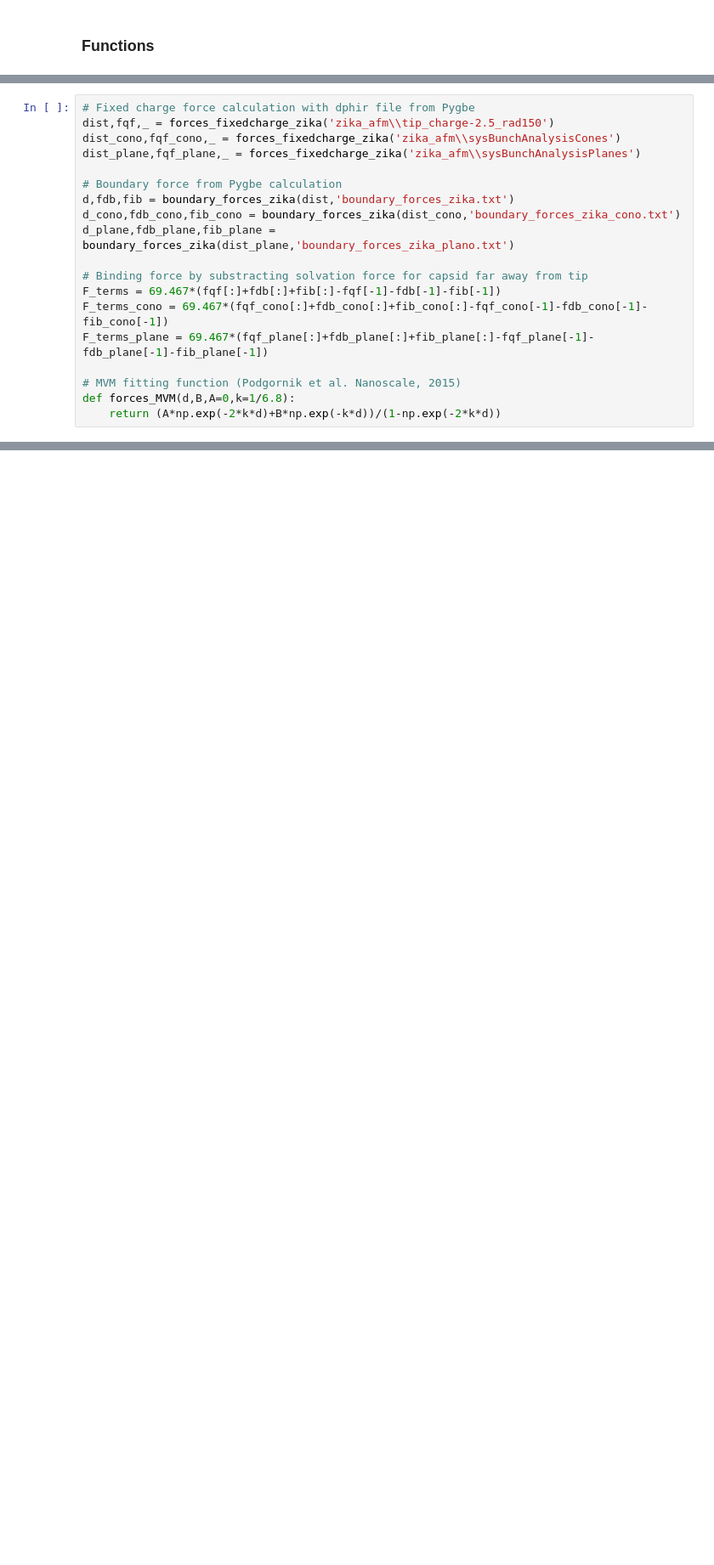
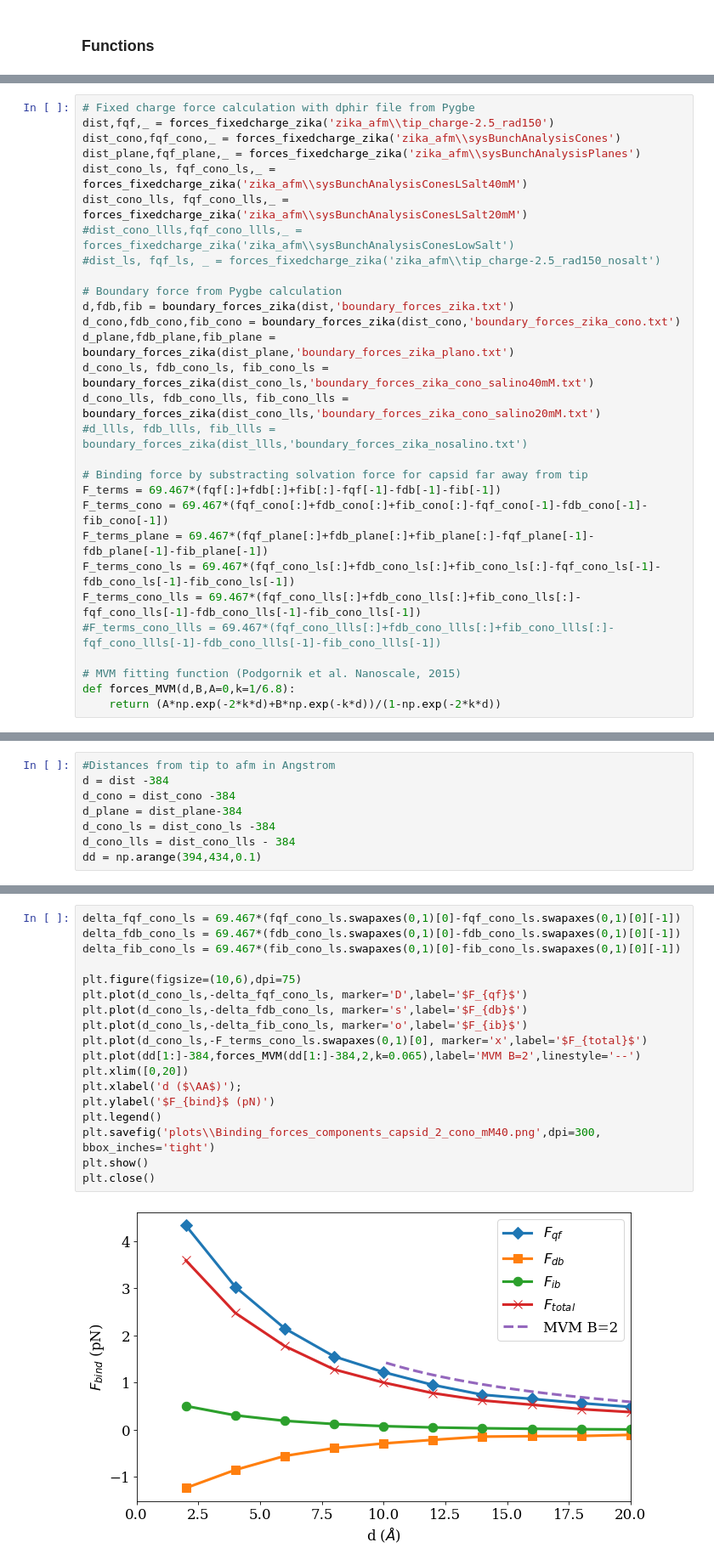
Before and after one commit to iaddison-smith/plots_afmtip, a Jupyter notebook: Force_components_afmtip.ipynb, the cells around one changed output, grey strips where cells are left out. Shown: that part at 85% size. Saved outputs shown, nothing was run; the diff lists cells and outputs as text; blank space fills up the shorter version.

```diff
--- a/Force_components_afmtip.ipynb
+++ b/Force_components_afmtip.ipynb
@@ -162,16 +164,26 @@ def boundary_forces_zika(distances, boundary_forces_file):
 dist,fqf,_ = forces_fixedcharge_zika('zika_afm\\tip_charge-2.5_rad150')
 dist_cono,fqf_cono,_ = forces_fixedcharge_zika('zika_afm\\sysBunchAnalysisCones')
 dist_plane,fqf_plane,_ = forces_fixedcharge_zika('zika_afm\\sysBunchAnalysisPlanes')
+dist_cono_ls, fqf_cono_ls,_ = forces_fixedcharge_zika('zika_afm\\sysBunchAnalysisConesLSalt40mM')
+dist_cono_lls, fqf_cono_lls,_ = forces_fixedcharge_zika('zika_afm\\sysBunchAnalysisConesLSalt20mM')
+#dist_cono_llls,fqf_cono_llls,_ = forces_fixedcharge_zika('zika_afm\\sysBunchAnalysisConesLowSalt')
+#dist_ls, fqf_ls, _ = forces_fixedcharge_zika('zika_afm\\tip_charge-2.5_rad150_nosalt')
 
 # Boundary force from Pygbe calculation
 d,fdb,fib = boundary_forces_zika(dist,'boundary_forces_zika.txt')
 d_cono,fdb_cono,fib_cono = boundary_forces_zika(dist_cono,'boundary_forces_zika_cono.txt')
 d_plane,fdb_plane,fib_plane = boundary_forces_zika(dist_plane,'boundary_forces_zika_plano.txt')
+d_cono_ls, fdb_cono_ls, fib_cono_ls = boundary_forces_zika(dist_cono_ls,'boundary_forces_zika_cono_salino40mM.txt')
+d_cono_lls, fdb_cono_lls, fib_cono_lls = boundary_forces_zika(dist_cono_lls,'boundary_forces_zika_cono_salino20mM.txt')
+#d_llls, fdb_llls, fib_llls = boundary_forces_zika(dist_llls,'boundary_forces_zika_nosalino.txt')
 
 # Binding force by substracting solvation force for capsid far away from tip
 F_terms = 69.467*(fqf[:]+fdb[:]+fib[:]-fqf[-1]-fdb[-1]-fib[-1])
 F_terms_cono = 69.467*(fqf_cono[:]+fdb_cono[:]+fib_cono[:]-fqf_cono[-1]-fdb_cono[-1]-fib_cono[-1])
 F_terms_plane = 69.467*(fqf_plane[:]+fdb_plane[:]+fib_plane[:]-fqf_plane[-1]-fdb_plane[-1]-fib_plane[-1])
+F_terms_cono_ls = 69.467*(fqf_cono_ls[:]+fdb_cono_ls[:]+fib_cono_ls[:]-fqf_cono_ls[-1]-fdb_cono_ls[-1]-fib_cono_ls[-1])
+F_terms_cono_lls = 69.467*(fqf_cono_lls[:]+fdb_cono_lls[:]+fib_cono_lls[:]-fqf_cono_lls[-1]-fdb_cono_lls[-1]-fib_cono_lls[-1])
+#F_terms_cono_llls = 69.467*(fqf_cono_llls[:]+fdb_cono_llls[:]+fib_cono_llls[:]-fqf_cono_llls[-1]-fdb_cono_llls[-1]-fib_cono_llls[-1])
 
 # MVM fitting function (Podgornik et al. Nanoscale, 2015)
 def forces_MVM(d,B,A=0,k=1/6.8):
@@ -180,0 +191,8 @@ def forces_MVM(d,B,A=0,k=1/6.8):
+# %%
+#Distances from tip to afm in Angstrom
+d = dist -384
+d_cono = dist_cono -384
+d_plane = dist_plane-384
+d_cono_ls = dist_cono_ls -384
+d_cono_lls = dist_cono_lls - 384
+dd = np.arange(394,434,0.1)
@@ -203,0 +245,20 @@ plt.close()
+# %%
+delta_fqf_cono_ls = 69.467*(fqf_cono_ls.swapaxes(0,1)[0]-fqf_cono_ls.swapaxes(0,1)[0][-1])
+delta_fdb_cono_ls = 69.467*(fdb_cono_ls.swapaxes(0,1)[0]-fdb_cono_ls.swapaxes(0,1)[0][-1])
+delta_fib_cono_ls = 69.467*(fib_cono_ls.swapaxes(0,1)[0]-fib_cono_ls.swapaxes(0,1)[0][-1])
+
+plt.figure(figsize=(10,6),dpi=75)
+plt.plot(d_cono_ls,-delta_fqf_cono_ls, marker='D',label='$F_{qf}$')
+plt.plot(d_cono_ls,-delta_fdb_cono_ls, marker='s',label='$F_{db}$')
+plt.plot(d_cono_ls,-delta_fib_cono_ls, marker='o',label='$F_{ib}$')
+plt.plot(d_cono_ls,-F_terms_cono_ls.swapaxes(0,1)[0], marker='x',label='$F_{total}$')
+plt.plot(dd[1:]-384,forces_MVM(dd[1:]-384,2,k=0.065),label='MVM B=2',linestyle='--')
+plt.xlim([0,20])
+plt.xlabel('d ($\AA$)');
+plt.ylabel('$F_{bind}$ (pN)')
+plt.legend()
+plt.savefig('plots\\Binding_forces_components_capsid_2_cono_mM40.png',dpi=300, bbox_inches='tight')
+plt.show()
+plt.close()
+# %% [output]
+[figure, added]
```
Also changed, not shown: parts of 14 cells of this notebook, 1 other file.
